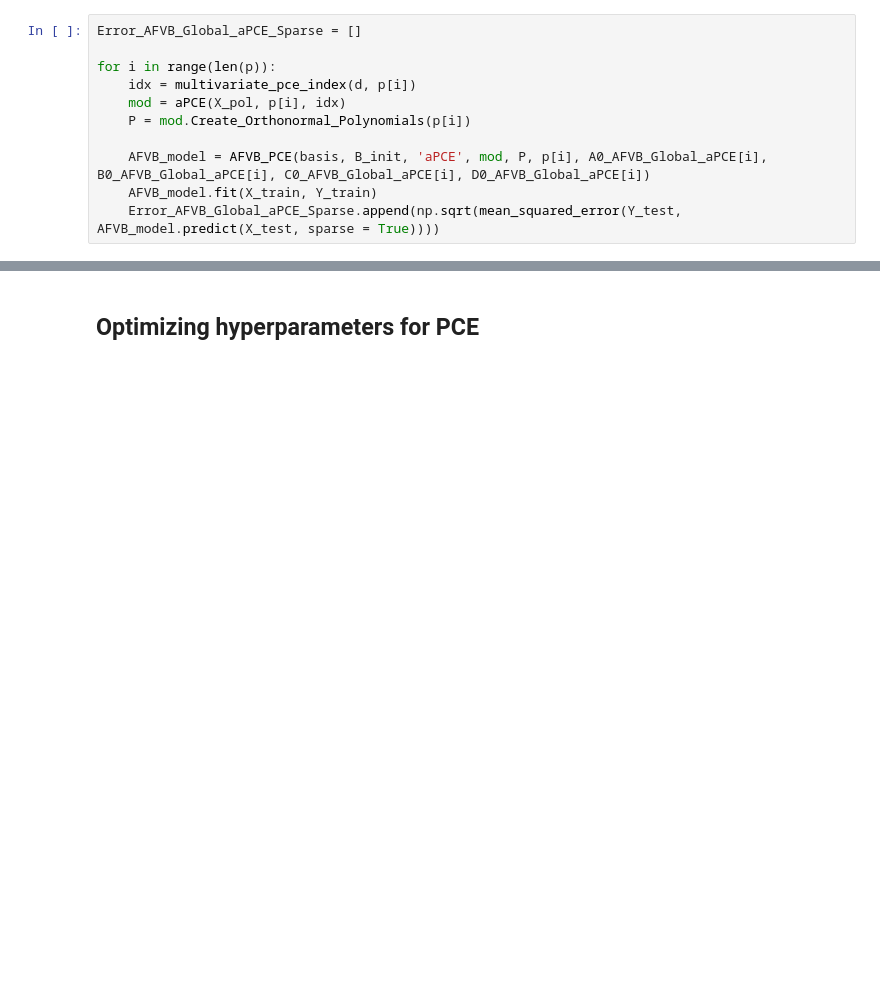
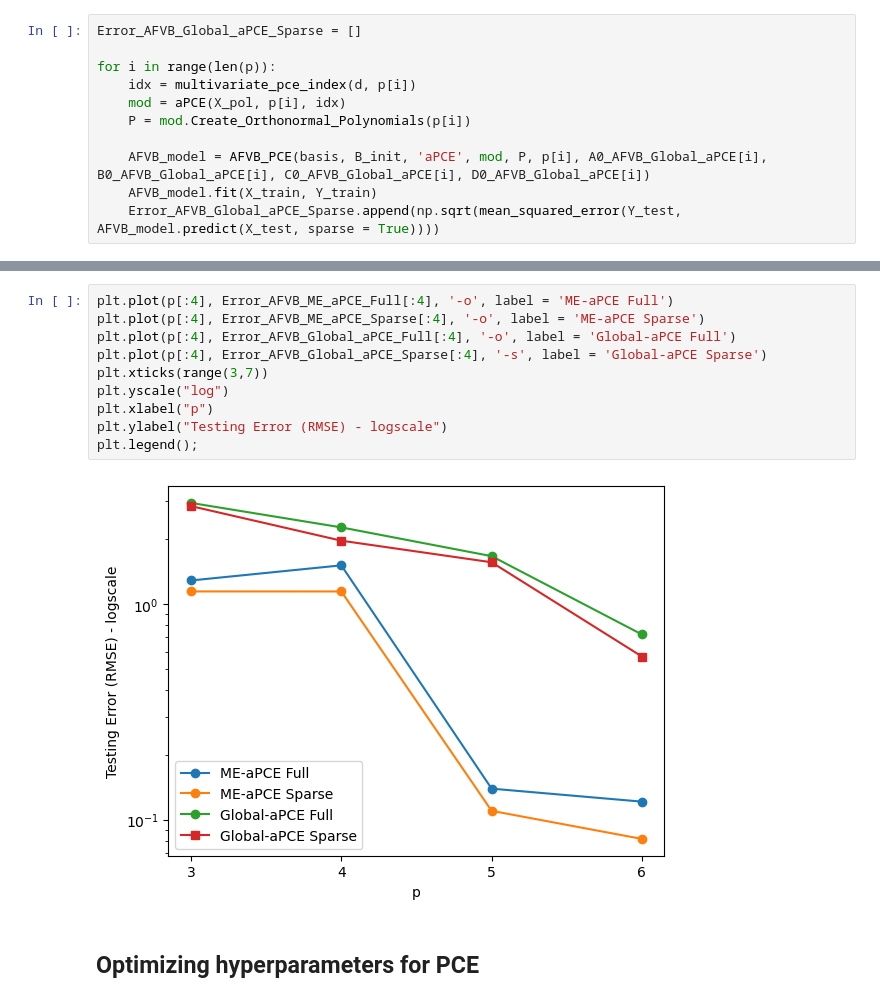
Before and after one commit to IsabelCoronaGuevara/CUDenver-Thesis, a Jupyter notebook: Results_aPCE_SparseBayesianLearning.ipynb, the cells around one changed output, grey strips where cells are left out. Cells and saved outputs as stored; diff of their text form; blank space fills up the shorter version.

```diff
--- a/Results_aPCE_SparseBayesianLearning.ipynb
+++ b/Results_aPCE_SparseBayesianLearning.ipynb
@@ -553,3 +712,15 @@ plt.legend();
+# %%
+plt.plot(p[:4], Error_AFVB_ME_aPCE_Full[:4], '-o', label = 'ME-aPCE Full')
+plt.plot(p[:4], Error_AFVB_ME_aPCE_Sparse[:4], '-o', label = 'ME-aPCE Sparse')
+plt.plot(p[:4], Error_AFVB_Global_aPCE_Full[:4], '-o', label = 'Global-aPCE Full')
+plt.plot(p[:4], Error_AFVB_Global_aPCE_Sparse[:4], '-s', label = 'Global-aPCE Sparse')
+plt.xticks(range(3,7))
+plt.yscale("log")
+plt.xlabel("p")
+plt.ylabel("Testing Error (RMSE) - logscale")
+plt.legend();
+# %% [output]
+[figure, added]
 # %% [markdown]
 ## Optimizing hyperparameters for PCE
 # %%
```
Also changed, not shown: parts of 36 cells of this notebook.
